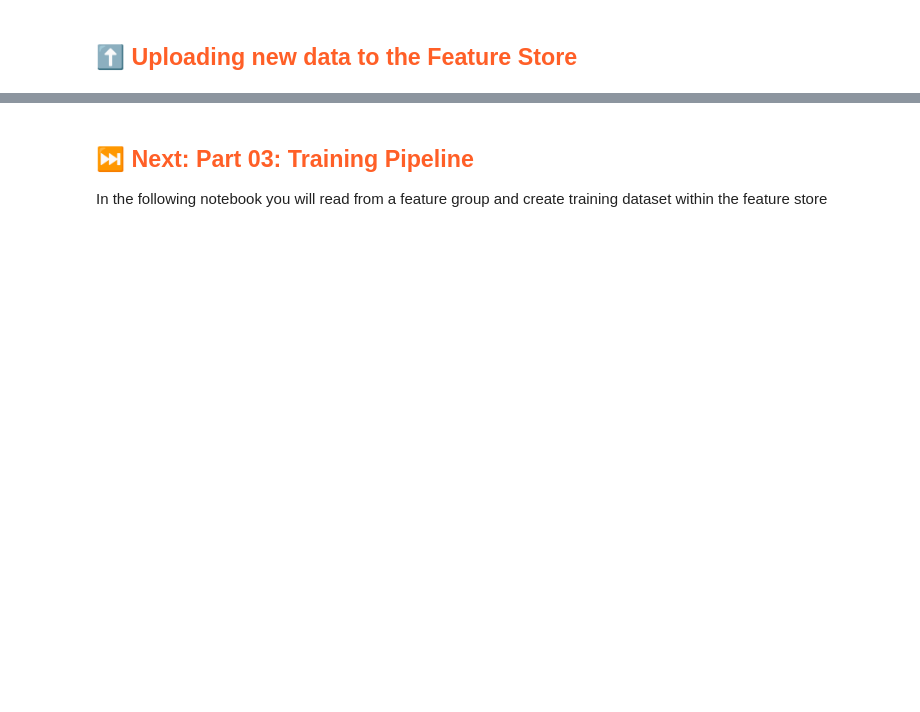
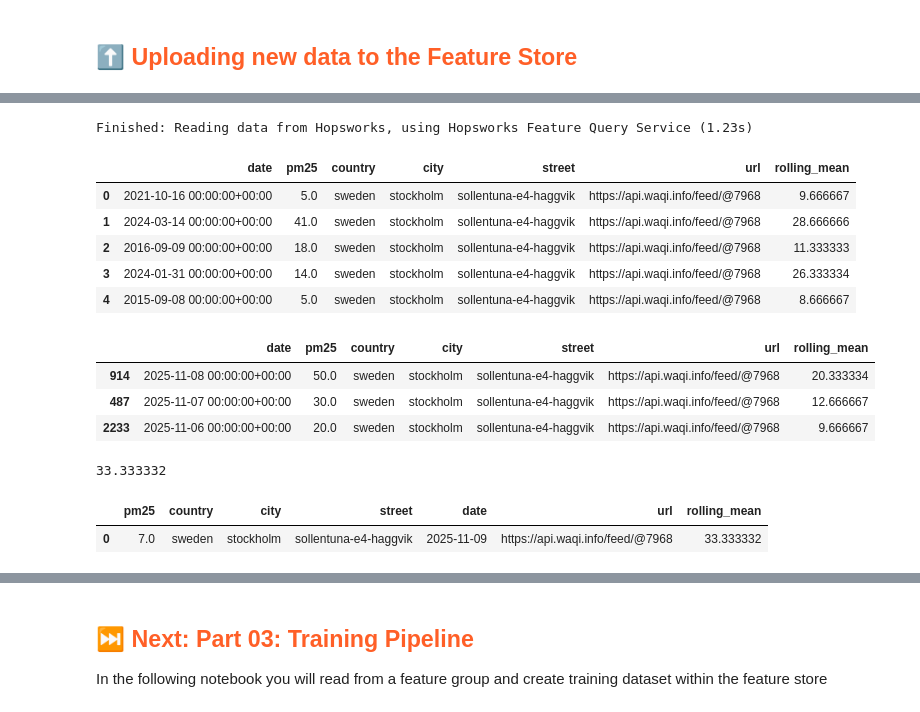
Before and after one commit to fzohra-ux/mlfs-book, a Jupyter notebook: notebooks/airquality/2_air_quality_feature_pipeline.ipynb, the cells around one changed output, grey strips where cells are left out. Saved outputs shown, nothing was run; the diff lists cells and outputs as text; code cells hidden in the pictures; blank space fills up the shorter version.

```diff
--- a/notebooks/airquality/2_air_quality_feature_pipeline.ipynb
+++ b/notebooks/airquality/2_air_quality_feature_pipeline.ipynb
@@ -247,3 +250,41 @@ https://c.app.hopsworks.ai:443/p/398/jobs/named/weather_1_offline_fg_materializa
      }
    }
  })
+# %%
+air_quality_fg_v2 = fs.get_feature_group(
+    name='air_quality',
+    version=2,
+)
+air_quality_df_v2=air_quality_fg_v2.read()
+# %% [output]
+Finished: Reading data from Hopsworks, using Hopsworks Feature Query Service (1.23s)
+# %%
+air_quality_df_v2.head()
+# %% [output]
+|  | date | pm25 | country | city | street | url | rolling_mean |
+| 0 | 2021-10-16 00:00:00+00:00 | 5.0 | sweden | stockholm | sollentuna-e4-haggvik | https://api.waqi.info/feed/@7968 | 9.666667 |
+| 1 | 2024-03-14 00:00:00+00:00 | 41.0 | sweden | stockholm | sollentuna-e4-haggvik | https://api.waqi.info/feed/@7968 | 28.666666 |
+| 2 | 2016-09-09 00:00:00+00:00 | 18.0 | sweden | stockholm | sollentuna-e4-haggvik | https://api.waqi.info/feed/@7968 | 11.333333 |
+| 3 | 2024-01-31 00:00:00+00:00 | 14.0 | sweden | stockholm | sollentuna-e4-haggvik | https://api.waqi.info/feed/@7968 | 26.333334 |
+| 4 | 2015-09-08 00:00:00+00:00 | 5.0 | sweden | stockholm | sollentuna-e4-haggvik | https://api.waqi.info/feed/@7968 | 8.666667 |
+# %%
+air_quality_df_v2=air_quality_df_v2.sort_values("date", ascending=False)
+#air_quality_df_v2.head()
+new_rolling_mean=air_quality_df_v2.iloc[0:3]["pm25"].mean()
+air_quality_df_v2.iloc[0:3]
+# %% [output]
+|  | date | pm25 | country | city | street | url | rolling_mean |
+| 914 | 2025-11-08 00:00:00+00:00 | 50.0 | sweden | stockholm | sollentuna-e4-haggvik | https://api.waqi.info/feed/@7968 | 20.333334 |
+| 487 | 2025-11-07 00:00:00+00:00 | 30.0 | sweden | stockholm | sollentuna-e4-haggvik | https://api.waqi.info/feed/@7968 | 12.666667 |
+| 2233 | 2025-11-06 00:00:00+00:00 | 20.0 | sweden | stockholm | sollentuna-e4-haggvik | https://api.waqi.info/feed/@7968 | 9.666667 |
+# %%
+new_rolling_mean
+# %% [output]
+33.333332
+# %%
+aq_today_df_v2 = aq_today_df.copy()
+aq_today_df_v2["rolling_mean"] = new_rolling_mean
+aq_today_df_v2
+# %% [output]
+|  | pm25 | country | city | street | date | url | rolling_mean |
+| 0 | 7.0 | sweden | stockholm | sollentuna-e4-haggvik | 2025-11-09 | https://api.waqi.info/feed/@7968 | 33.333332 |
```
Also changed, not shown: parts of 11 cells of this notebook, 7 other files.
